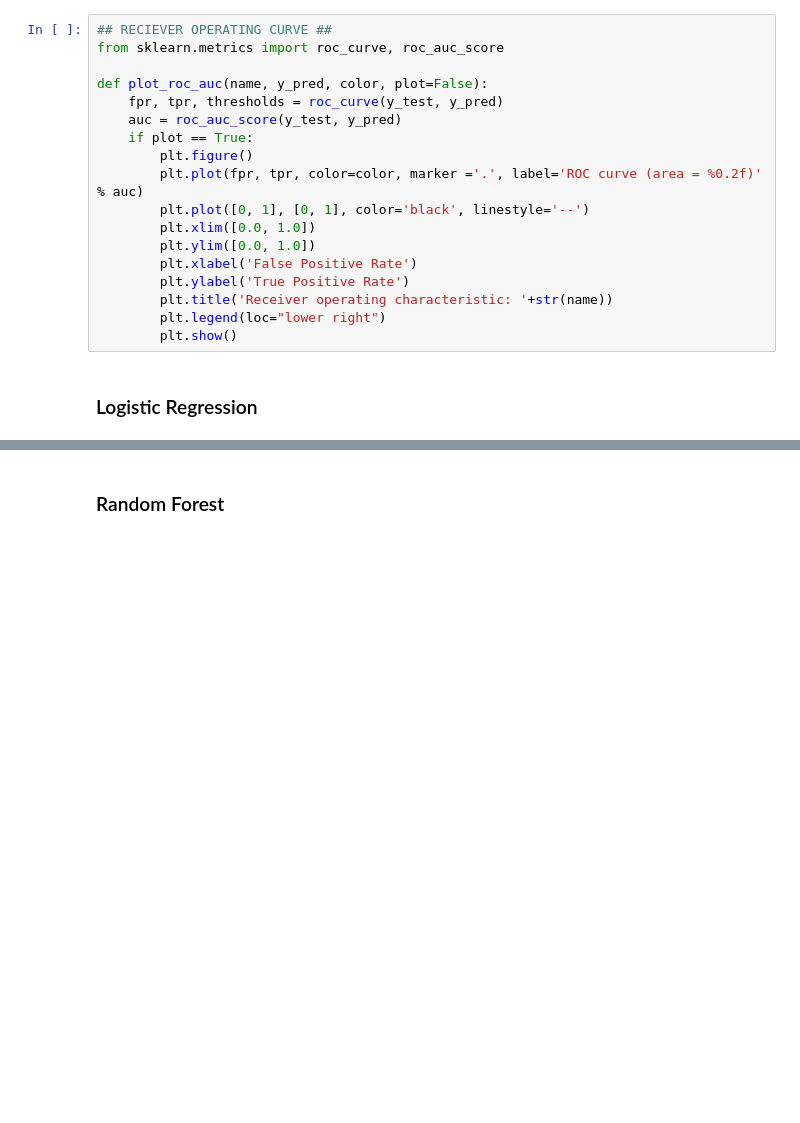
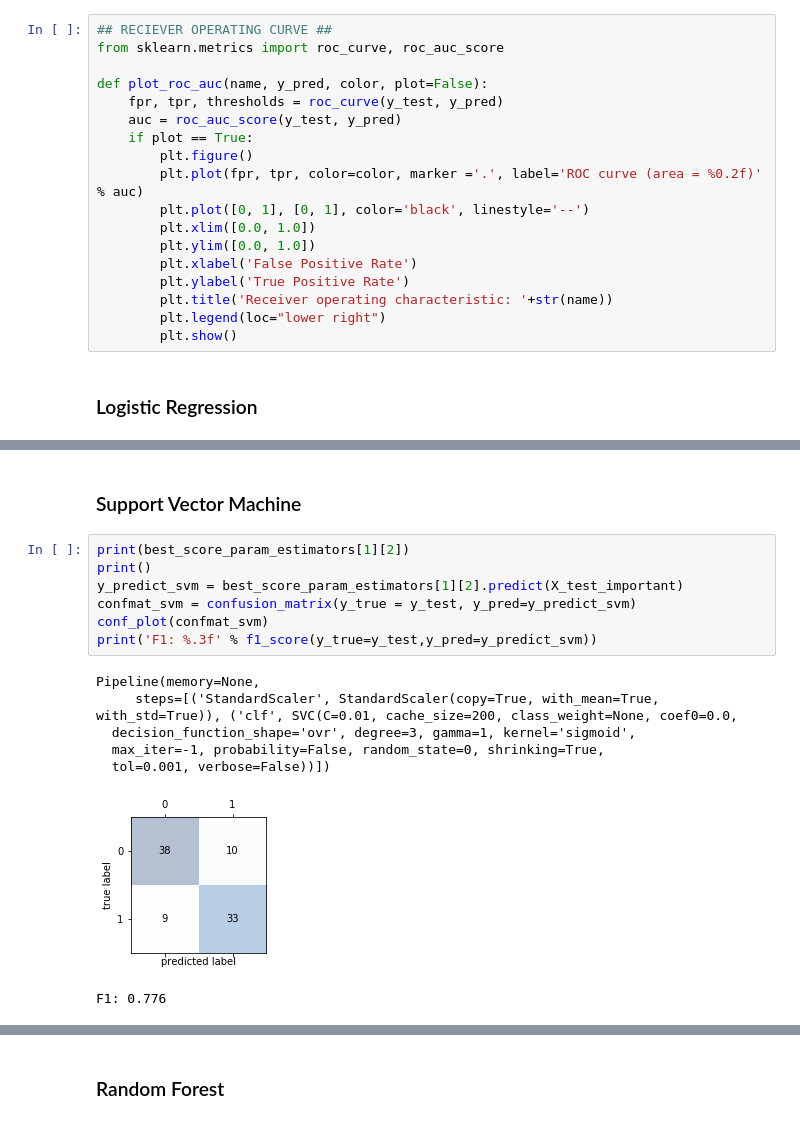
Before and after one commit to rrasheed/Heart-Disease-ML-Classifer, a Jupyter notebook: HeartDisease_Rough.ipynb, the cells around one changed output, grey strips where cells are left out. Saved outputs shown, nothing was run; the diff lists cells and outputs as text; blank space fills up the shorter version.

```diff
--- a/HeartDisease_Rough.ipynb
+++ b/HeartDisease_Rough.ipynb
@@ -377,0 +452,17 @@ plt.show()
+# %% [markdown]
+### Support Vector Machine
+# %%
+print(best_score_param_estimators[1][2])
+print()
+y_predict_svm = best_score_param_estimators[1][2].predict(X_test_important)
+confmat_svm = confusion_matrix(y_true = y_test, y_pred=y_predict_svm)
+conf_plot(confmat_svm)
+print('F1: %.3f' % f1_score(y_true=y_test,y_pred=y_predict_svm))
+# %% [output]
+Pipeline(memory=None,
+     steps=[('StandardScaler', StandardScaler(copy=True, with_mean=True, with_std=True)), ('clf', SVC(C=0.01, cache_size=200, class_weight=None, coef0=0.0,
+  decision_function_shape='ovr', degree=3, gamma=1, kernel='sigmoid',
+  max_iter=-1, probability=False, random_state=0, shrinking=True,
+  tol=0.001, verbose=False))])
+[figure, added]
+F1: 0.776
```
Also changed, not shown: parts of 38 cells of this notebook.
